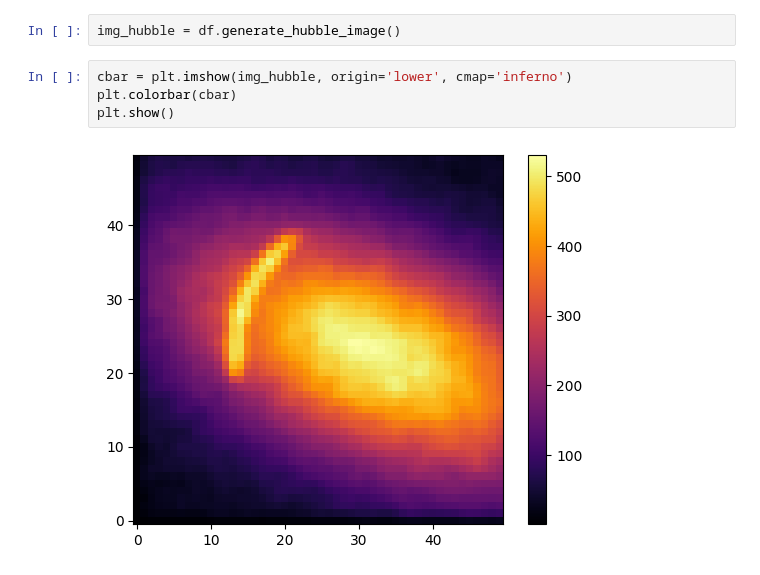
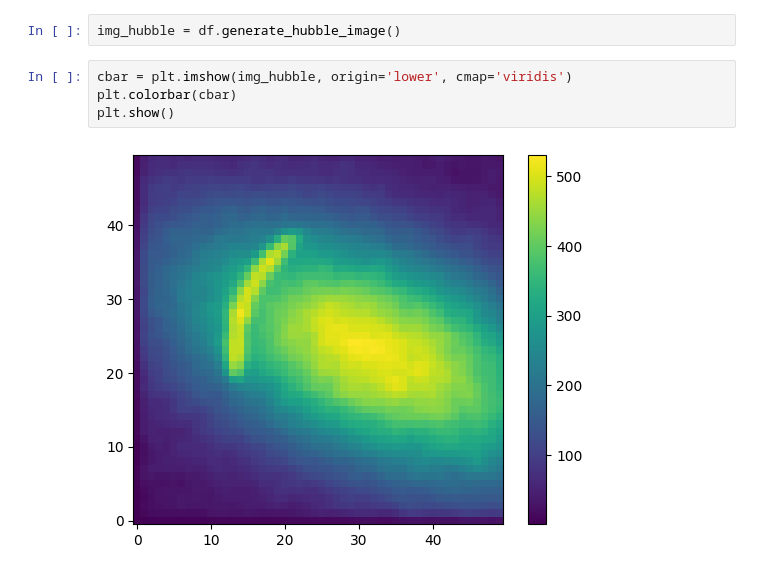
Before and after one commit to OliverRedhead/Gravitational-Lensing, a Jupyter notebook: wk 2/PIEMD_oli/piemd_testing.ipynb, the cells around one changed output. Saved outputs shown, nothing was run; the diff lists cells and outputs as text.

Commit message:
setting up hubble images and developing things

```diff
--- a/wk 2/PIEMD_oli/piemd_testing.ipynb
+++ b/wk 2/PIEMD_oli/piemd_testing.ipynb
@@ -368,8 +377,8 @@ plt.show()
 # %%
 img_hubble = df.generate_hubble_image()
 # %%
-cbar = plt.imshow(img_hubble, origin='lower', cmap='inferno')
+cbar = plt.imshow(img_hubble, origin='lower', cmap='viridis')
 plt.colorbar(cbar)
 plt.show()
 # %% [output]
-[figure, old version]
+[figure, new version]
```
Also changed, not shown: parts of 7 cells of this notebook, 9 other files.
